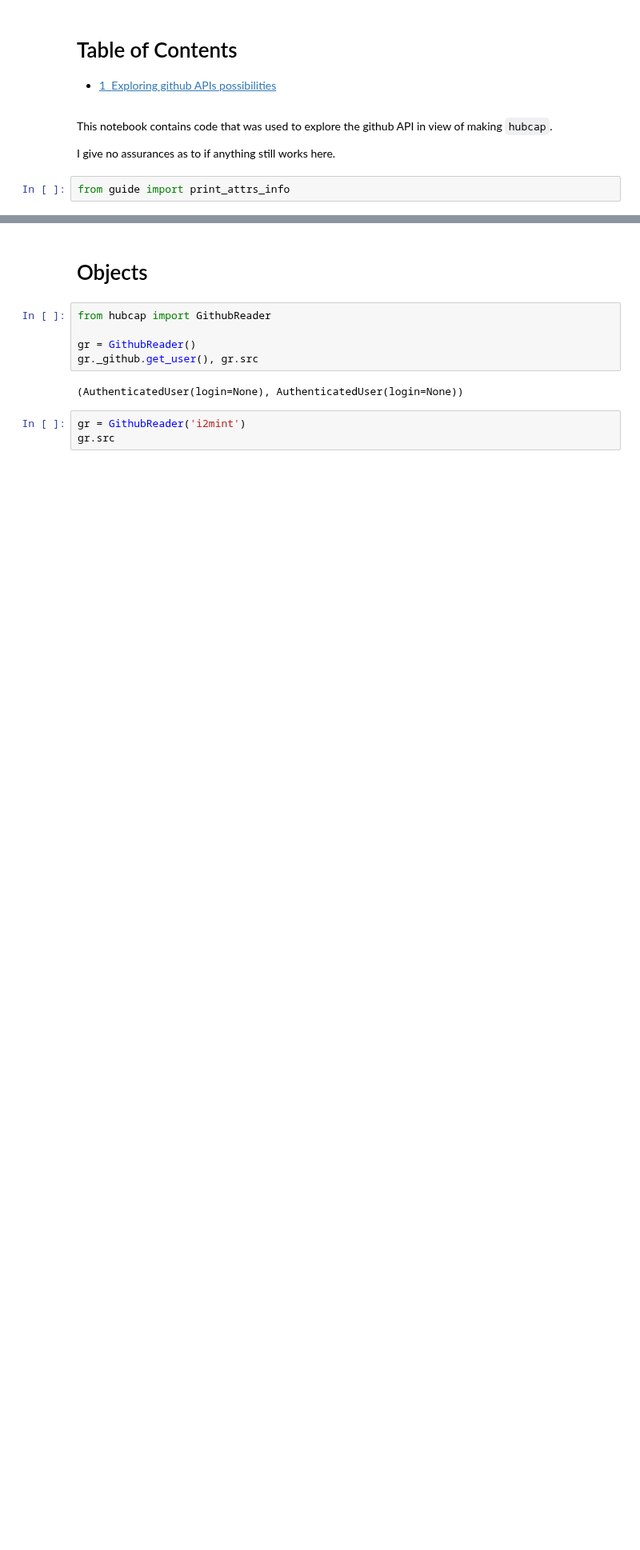
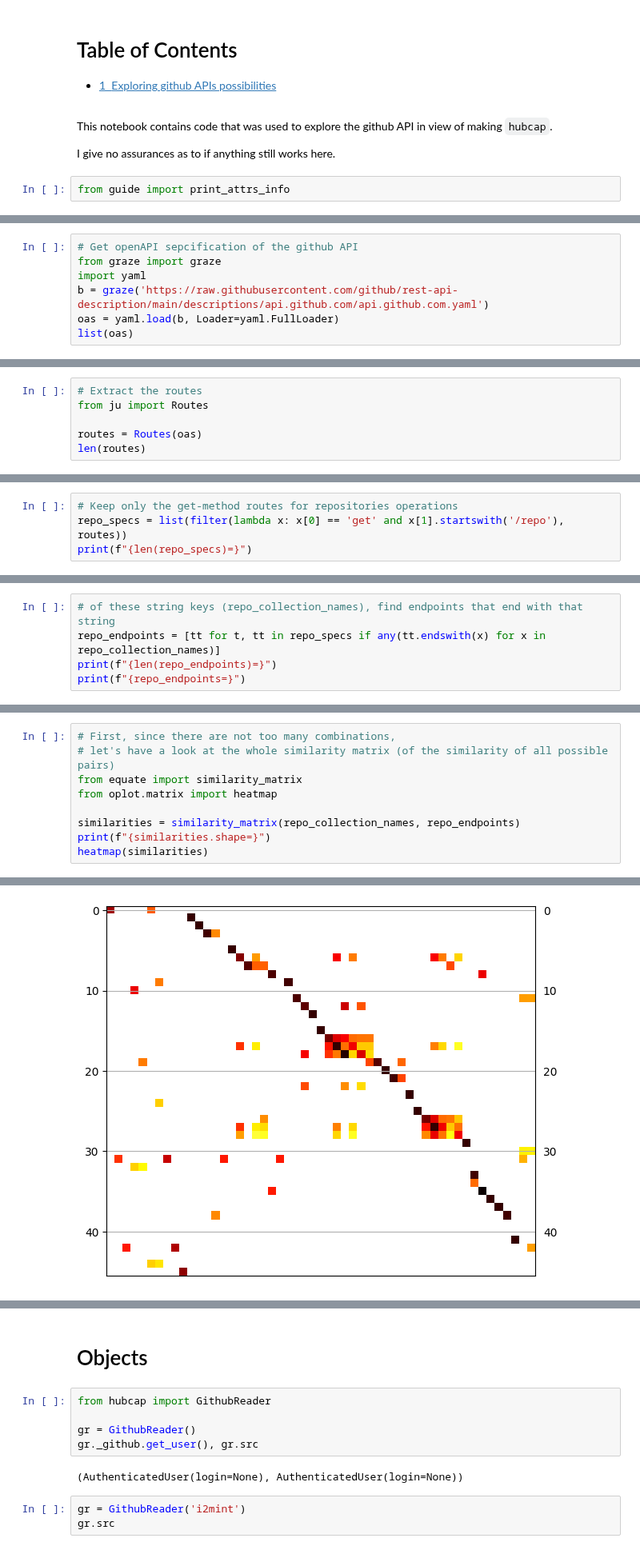
Before and after one commit to thorwhalen/hubcap, a Jupyter notebook: misc/Hubcap Construction Site.ipynb, the cells around one changed output, grey strips where cells are left out. Shown at 80% size. Saved outputs shown, nothing was run; the diff lists cells and outputs as text; blank space fills up the shorter version.

```diff
--- a/misc/Hubcap Construction Site.ipynb
+++ b/misc/Hubcap Construction Site.ipynb
@@ -10,0 +122,7 @@ from guide import print_attrs_info
+# %%
+# Get openAPI sepcification of the github API
+from graze import graze
+import yaml
+b = graze('https://raw.githubusercontent.com/github/rest-api-description/main/descriptions/api.github.com/api.github.com.yaml')
+oas = yaml.load(b, Loader=yaml.FullLoader)
+list(oas)
@@ -10,0 +138,6 @@ from guide import print_attrs_info
+# %%
+# Extract the routes
+from ju import Routes
+
+routes = Routes(oas)
+len(routes)
@@ -10,0 +148,4 @@ from guide import print_attrs_info
+# %%
+# Keep only the get-method routes for repositories operations
+repo_specs = list(filter(lambda x: x[0] == 'get' and x[1].startswith('/repo'), routes))
+print(f"{len(repo_specs)=}")
@@ -10,0 +154,5 @@ from guide import print_attrs_info
+# %%
+# of these string keys (repo_collection_names), find endpoints that end with that string
+repo_endpoints = [tt for t, tt in repo_specs if any(tt.endswith(x) for x in repo_collection_names)]
+print(f"{len(repo_endpoints)=}")
+print(f"{repo_endpoints=}")
@@ -10,0 +178,10 @@ from guide import print_attrs_info
+# %%
+# First, since there are not too many combinations,
+# let's have a look at the whole similarity matrix (of the similarity of all possible pairs)
+from equate import similarity_matrix
+from oplot.matrix import heatmap
+
+similarities = similarity_matrix(repo_collection_names, repo_endpoints)
+print(f"{similarities.shape=}")
+heatmap(similarities)
+# %% [output]
@@ -10,0 +189 @@ from guide import print_attrs_info
+[figure, added]
```
Also changed, not shown: parts of 95 cells of this notebook, 7 other files.
